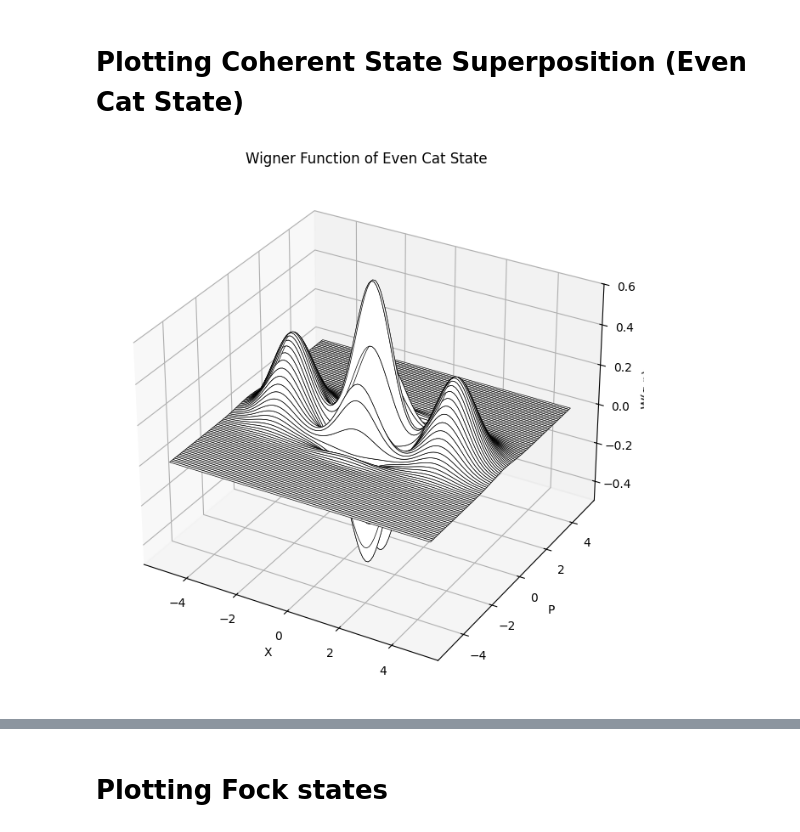
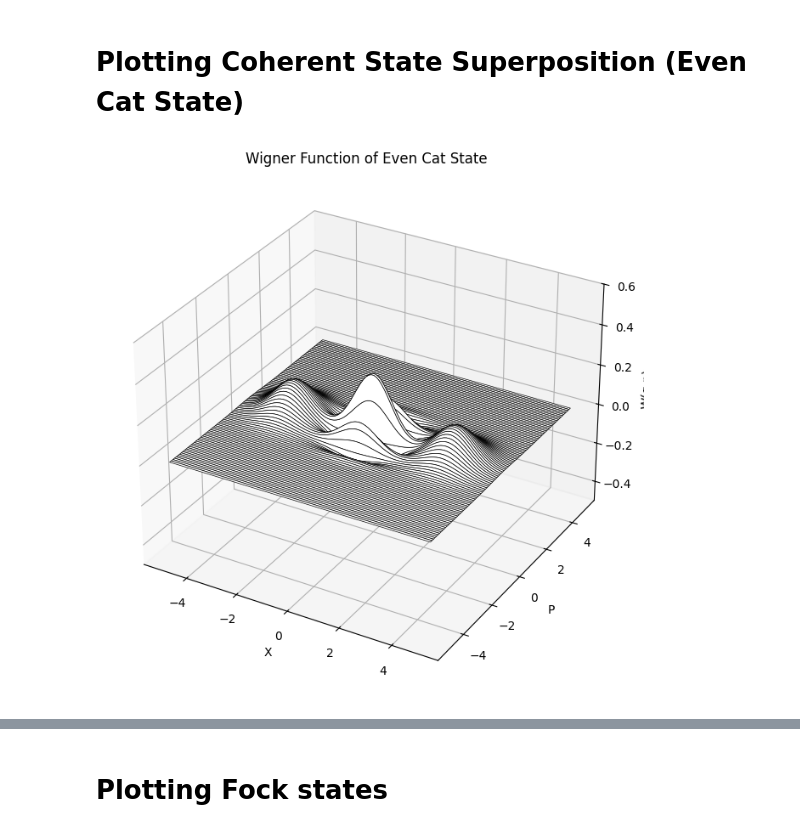
Before and after one commit to QiZhongLi/CV_Simulation, a Jupyter notebook: Testing.ipynb, the cells around one changed output, grey strips where cells are left out. Saved outputs shown, nothing was run; the diff lists cells and outputs as text; code cells hidden in the pictures.

```diff
--- a/Testing.ipynb
+++ b/Testing.ipynb
@@ -4,11 +4,10 @@ import matplotlib.pyplot as plt
 from mpl_toolkits.mplot3d import Axes3D
 
 # Parameters
-alpha = np.sqrt(5)
-hbar = 1  # Setting ℏ=2
+hbar = 1
 sigma = (hbar/2) * np.eye(2)  # Covariance matrix
 inv_sigma = np.linalg.inv(sigma)
-det_sigma = np.linalg.det(sigma)
+det_sigma = np.linalg.det(2*np.pi*sigma)
 
 # Create grid
 x = np.linspace(-5, 5, 100)
@@ -31,6 +30,8 @@ def WignerCalc(diff, det, inv_cov):
 # %% [markdown]
 # Plotting Coherent State Superposition (Even Cat State)
 # %%
+alpha = np.sqrt(5)
+
 # Normalization factor for even cat state
 Ne = 1/np.sqrt(2*(1 + np.exp(-2*np.abs(alpha)**2)))
 
@@ -69,35 +70,36 @@ for k in range(n_terms):
     for l in range(k, n_terms):  # Only compute upper triangle
         diff = grid_points - mu[k,l]  # Take real part for displacement
         exponent = -0.5 * np.einsum("ni,ij,nj->n...", diff , inv_sigma , diff)
-        G = (1/np.sqrt(2*np.pi*(det_sigma))) * np.exp(exponent).reshape(X.shape)
+        G = (1/np.sqrt((det_sigma))) * np.exp(exponent).reshape(X.shape)
 
         if k == l:  # Diagonal terms
             W1 += np.exp(c[k,l]) * G
         else:  # Cross terms (include factor of 2 for Re)
             W1 += 2 * (np.exp(c[k,l]) * G).real
 
 # Take real part and normalize
-N = 0
+'''N = 0
 for k in range(n_terms):
     for l in range(k, n_terms):  # Only compute upper triangle
         if k == l:  # Diagonal terms
             N += np.exp(c[k,l])
         else:  # Cross terms (include factor of 2 for Re)
             N += 2* (np.exp(c[k,l])).real
-
+'''
+N = np.sum(np.exp(c)).real
 W1 = W1/N
 
 # Plotting
 fig = plt.figure(figsize=(12,8))
 ax = fig.add_subplot(111, projection='3d')
 surf = ax.plot_surface(X, P, W1, rstride=1, cstride=100000, color='w', edgecolor='k', shade=False, lw=.5, alpha=1)
 
 
 ax.set_xlabel('X')
 ax.set_ylabel('P')
 ax.set_zlabel('W(q,p)')
 ax.set_title('Wigner Function of Even Cat State')
 ax.set_zlim(-0.5, 0.6)
 plt.show()
 # %% [output]
-[figure, old version]
+[figure, new version]
```
Also changed, not shown: parts of 10 cells of this notebook, 1 other file.
